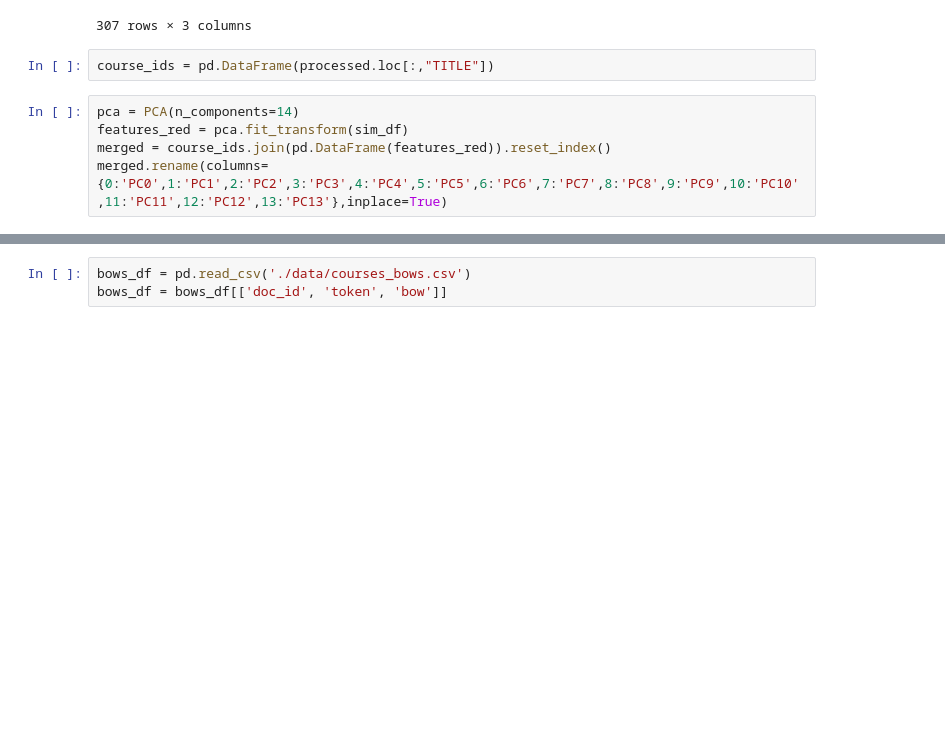
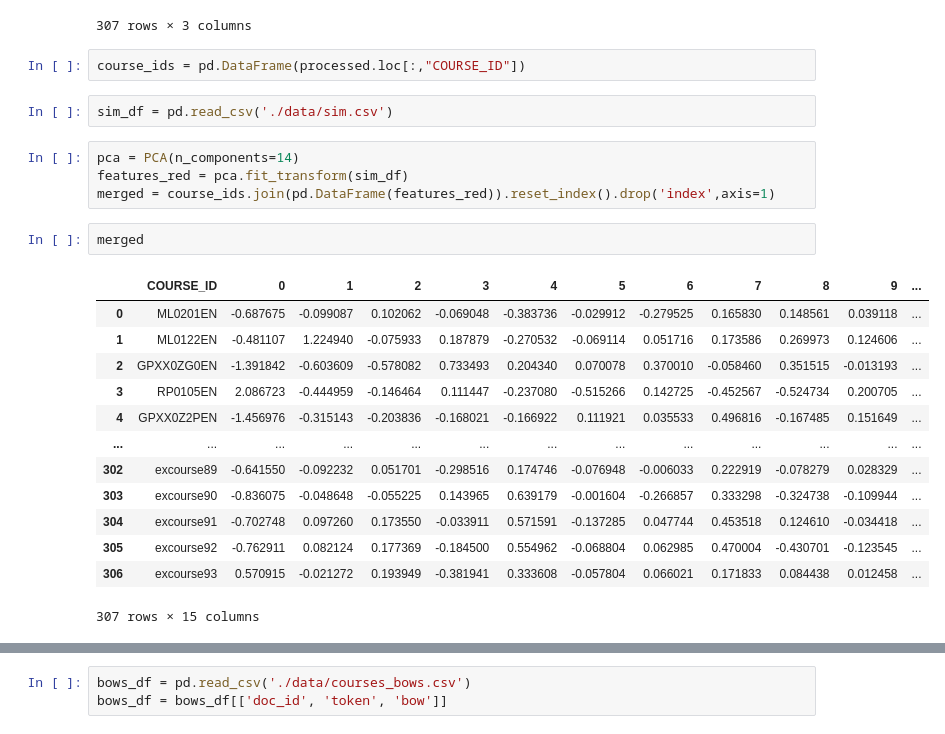
Before and after one commit to sahilsasane/recommender-app, a Jupyter notebook: content_clustering.ipynb, the cells around one changed output, grey strips where cells are left out. Cells and saved outputs as stored; diff of their text form; blank space fills up the shorter version.

```diff
--- a/content_clustering.ipynb
+++ b/content_clustering.ipynb
@@ -333,9 +333,26 @@ processed
 | 306 | excourse93 | interactivity with javascript and... | this course is the third in our j... |
 307 rows × 3 columns
 # %%
-course_ids = pd.DataFrame(processed.loc[:,"TITLE"])
+course_ids = pd.DataFrame(processed.loc[:,"COURSE_ID"])
+# %%
+sim_df = pd.read_csv('./data/sim.csv')
 # %%
 pca = PCA(n_components=14)
 features_red = pca.fit_transform(sim_df)
-merged = course_ids.join(pd.DataFrame(features_red)).reset_index()
-merged.rename(columns={0:'PC0',1:'PC1',2:'PC2',3:'PC3',4:'PC4',5:'PC5',6:'PC6',7:'PC7',8:'PC8',9:'PC9',10:'PC10',11:'PC11',12:'PC12',13:'PC13'},inplace=True)
+merged = course_ids.join(pd.DataFrame(features_red)).reset_index().drop('index',axis=1)
+# %%
+merged
+# %% [output]
+|  | COURSE_ID | 0 | 1 | 2 | 3 | 4 | 5 | 6 | 7 | 8 | 9 | ... |
+| 0 | ML0201EN | -0.687675 | -0.099087 | 0.102062 | -0.069048 | -0.383736 | -0.029912 | -0.279525 | 0.165830 | 0.148561 | 0.039118 | ... |
+| 1 | ML0122EN | -0.481107 | 1.224940 | -0.075933 | 0.187879 | -0.270532 | -0.069114 | 0.051716 | 0.173586 | 0.269973 | 0.124606 | ... |
+| 2 | GPXX0ZG0EN | -1.391842 | -0.603609 | -0.578082 | 0.733493 | 0.204340 | 0.070078 | 0.370010 | -0.058460 | 0.351515 | -0.013193 | ... |
+| 3 | RP0105EN | 2.086723 | -0.444959 | -0.146464 | 0.111447 | -0.237080 | -0.515266 | 0.142725 | -0.452567 | -0.524734 | 0.200705 | ... |
+| 4 | GPXX0Z2PEN | -1.456976 | -0.315143 | -0.203836 | -0.168021 | -0.166922 | 0.111921 | 0.035533 | 0.496816 | -0.167485 | 0.151649 | ... |
+| ... | ... | ... | ... | ... | ... | ... | ... | ... | ... | ... | ... | ... |
+| 302 | excourse89 | -0.641550 | -0.092232 | 0.051701 | -0.298516 | 0.174746 | -0.076948 | -0.006033 | 0.222919 | -0.078279 | 0.028329 | ... |
+| 303 | excourse90 | -0.836075 | -0.048648 | -0.055225 | 0.143965 | 0.639179 | -0.001604 | -0.266857 | 0.333298 | -0.324738 | -0.109944 | ... |
+| 304 | excourse91 | -0.702748 | 0.097260 | 0.173550 | -0.033911 | 0.571591 | -0.137285 | 0.047744 | 0.453518 | 0.124610 | -0.034418 | ... |
+| 305 | excourse92 | -0.762911 | 0.082124 | 0.177369 | -0.184500 | 0.554962 | -0.068804 | 0.062985 | 0.470004 | -0.430701 | -0.123545 | ... |
+| 306 | excourse93 | 0.570915 | -0.021272 | 0.193949 | -0.381941 | 0.333608 | -0.057804 | 0.066021 | 0.171833 | 0.084438 | 0.012458 | ... |
+307 rows × 15 columns
```
Also changed, not shown: parts of 18 cells of this notebook, 2 other files.
